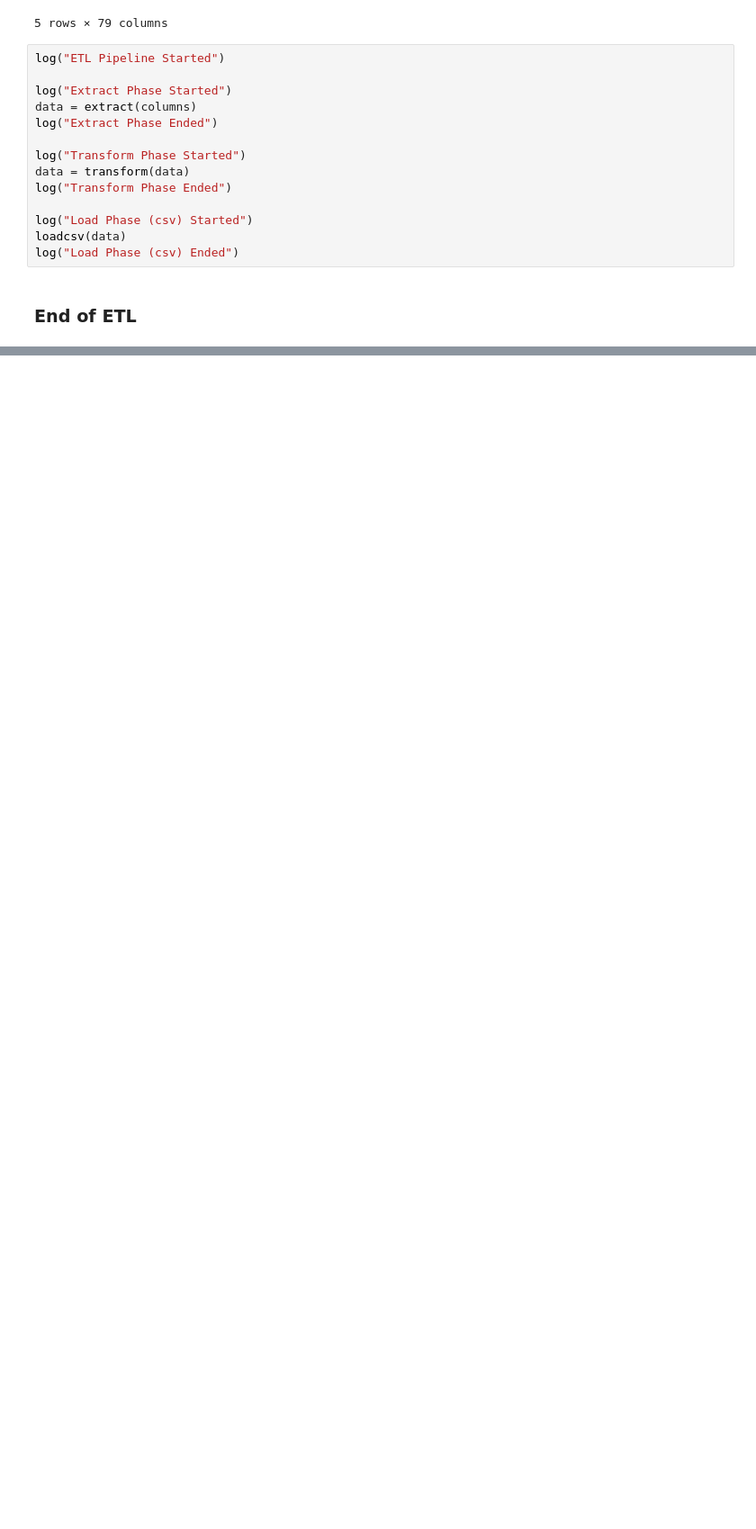
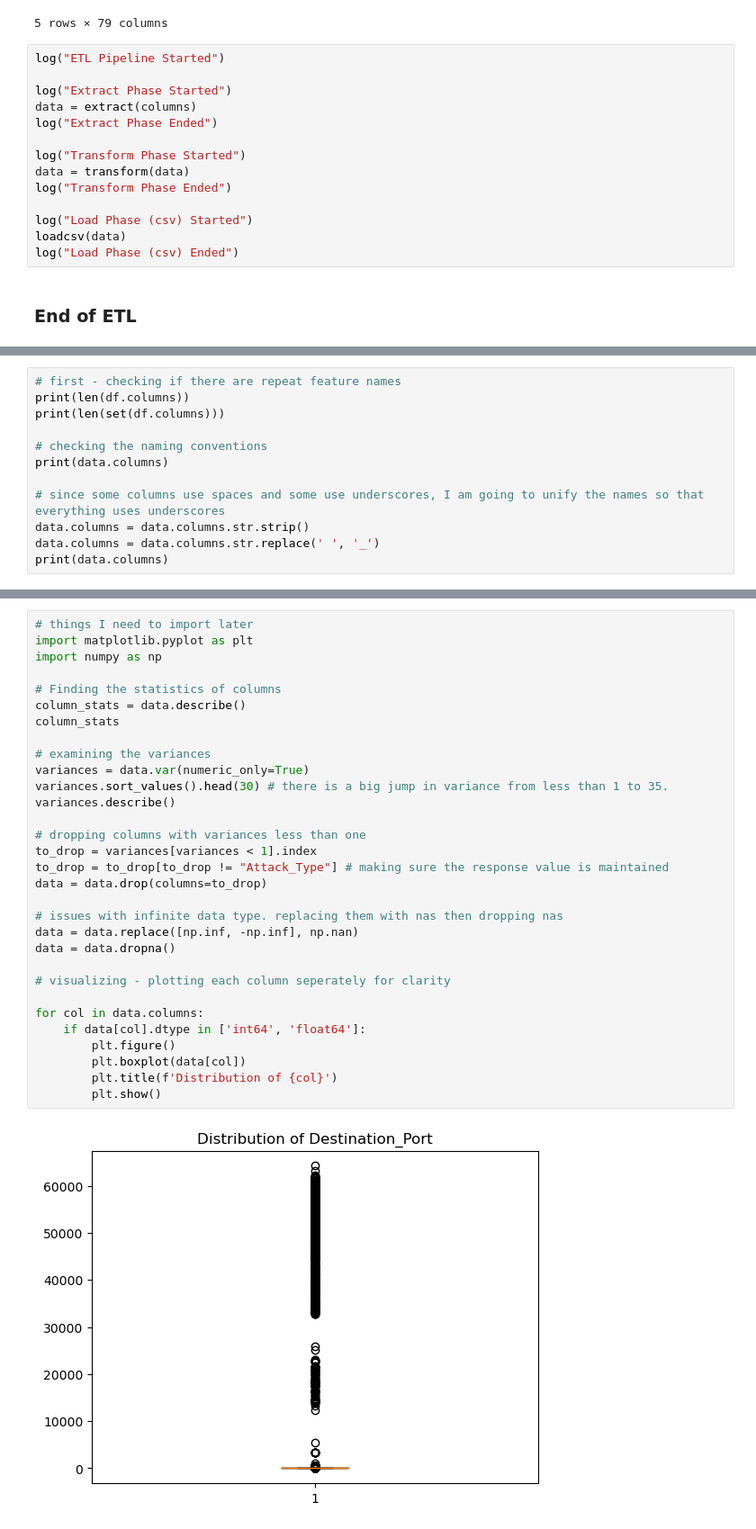
Before and after one commit to lnelson8/COMP-479-Final-Project, a Jupyter notebook: Final_Project_Code.ipynb, the cells around one changed output, grey strips where cells are left out. Shown at 90% size. Drawn from its saved outputs; the diff is of its cells as text; blank space fills up the shorter version.

```diff
--- a/Final_Project_Code.ipynb
+++ b/Final_Project_Code.ipynb
@@ -170,0 +184,12 @@ log("Load Phase (csv) Ended")
+# %%
+# first - checking if there are repeat feature names
+print(len(df.columns))
+print(len(set(df.columns)))
+
+# checking the naming conventions
+print(data.columns)
+
+# since some columns use spaces and some use underscores, I am going to unify the names so that everything uses underscores
+data.columns = data.columns.str.strip()
+data.columns = data.columns.str.replace(' ', '_')
+print(data.columns)
@@ -170,0 +250,33 @@ log("Load Phase (csv) Ended")
+# %%
+# things I need to import later
+import matplotlib.pyplot as plt
+import numpy as np
+
+# Finding the statistics of columns
+column_stats = data.describe()
+column_stats
+
+# examining the variances
+variances = data.var(numeric_only=True)
+variances.sort_values().head(30) # there is a big jump in variance from less than 1 to 35.
+variances.describe()
+
+# dropping columns with variances less than one
+to_drop = variances[variances < 1].index
+to_drop = to_drop[to_drop != "Attack_Type"] # making sure the response value is maintained
+data = data.drop(columns=to_drop)
+
+# issues with infinite data type. replacing them with nas then dropping nas
+data = data.replace([np.inf, -np.inf], np.nan)
+data = data.dropna()
+
+# visualizing - plotting each column seperately for clarity
+
+for col in data.columns:
+    if data[col].dtype in ['int64', 'float64']:
+        plt.figure()
+        plt.boxplot(data[col])
+        plt.title(f'Distribution of {col}')
+        plt.show()
+# %% [output]
+[figure, added]
```
Also changed, not shown: parts of 14 cells of this notebook.
